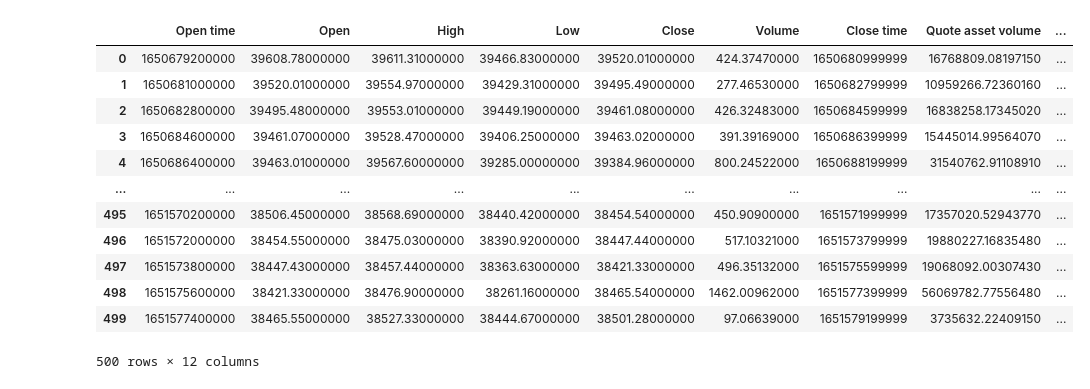
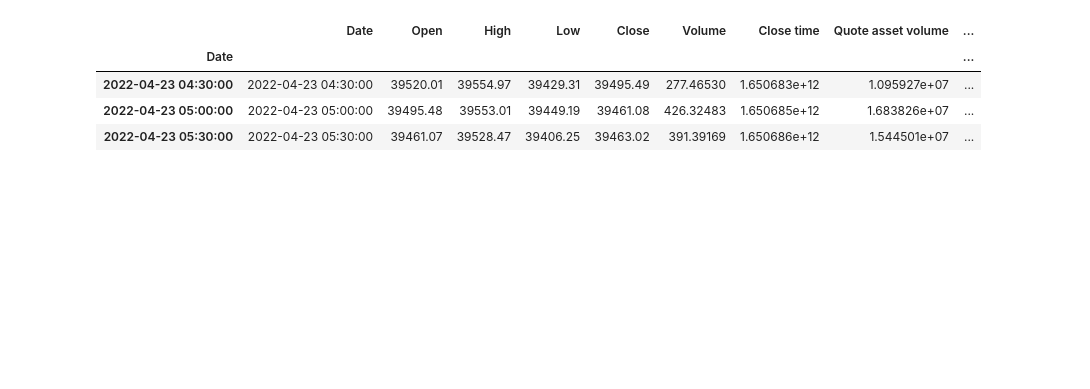
Before and after one commit to bricebdht/pytrading, a Jupyter notebook: src/binance.ipynb, the cells around one changed output. Cells and saved outputs as stored; diff of their text form; code cells hidden in the pictures; blank space fills up the shorter version.

```diff
--- a/src/binance.ipynb
+++ b/src/binance.ipynb
@@ -9,41 +9,36 @@ data = requests.get(url).json()
 # %%
 from binance.client import Client
 import pandas as pd
 
 client = Client()
 candles = client.get_klines(symbol="BTCUSDT", interval=Client.KLINE_INTERVAL_30MINUTE)
 
-cd = pd.DataFrame(candles)
-cd.columns = [
-    "Open time",
+cd = pd.DataFrame(candles, columns=[
+    "Date",
     "Open",
     "High",
     "Low",
     "Close",
     "Volume",
     "Close time",
     "Quote asset volume",
     "Number of trades",
     "Taker buy base asset volume",
     "Taker buy quote asset volume",
     "Can be ignored",
-]
+], dtype=float)
 
-cd
+for i in cd.index:
+    cd.at[i, "Date"] = datetime.fromtimestamp(cd.at[i, "Date"] / 1000)
+
+cd.index = pd.DatetimeIndex(cd["Date"])
+cd.head(3)
 # %% [output]
-|  | Open time | Open | High | Low | Close | Volume | Close time | Quote asset volume | ... |
-| 0 | 1650679200000 | 39608.78000000 | 39611.31000000 | 39466.83000000 | 39520.01000000 | 424.37470000 | 1650680999999 | 16768809.08197150 | ... |
-| 1 | 1650681000000 | 39520.01000000 | 39554.97000000 | 39429.31000000 | 39495.49000000 | 277.46530000 | 1650682799999 | 10959266.72360160 | ... |
-| 2 | 1650682800000 | 39495.48000000 | 39553.01000000 | 39449.19000000 | 39461.08000000 | 426.32483000 | 1650684599999 | 16838258.17345020 | ... |
-| 3 | 1650684600000 | 39461.07000000 | 39528.47000000 | 39406.25000000 | 39463.02000000 | 391.39169000 | 1650686399999 | 15445014.99564070 | ... |
-| 4 | 1650686400000 | 39463.01000000 | 39567.60000000 | 39285.00000000 | 39384.96000000 | 800.24522000 | 1650688199999 | 31540762.91108910 | ... |
-| ... | ... | ... | ... | ... | ... | ... | ... | ... | ... |
-| 495 | 1651570200000 | 38506.45000000 | 38568.69000000 | 38440.42000000 | 38454.54000000 | 450.90900000 | 1651571999999 | 17357020.52943770 | ... |
-| 496 | 1651572000000 | 38454.55000000 | 38475.03000000 | 38390.92000000 | 38447.44000000 | 517.10321000 | 1651573799999 | 19880227.16835480 | ... |
-| 497 | 1651573800000 | 38447.43000000 | 38457.44000000 | 38363.63000000 | 38421.33000000 | 496.35132000 | 1651575599999 | 19068092.00307430 | ... |
-| 498 | 1651575600000 | 38421.33000000 | 38476.90000000 | 38261.16000000 | 38465.54000000 | 1462.00962000 | 1651577399999 | 56069782.77556480 | ... |
-| 499 | 1651577400000 | 38465.55000000 | 38527.33000000 | 38444.67000000 | 38501.28000000 | 97.06639000 | 1651579199999 | 3735632.22409150 | ... |
+|  | Date | Open | High | Low | Close | Volume | Close time | Quote asset volume | ... |
+| Date |  |  |  |  |  |  |  |  | ... |
+| 2022-04-23 04:30:00 | 2022-04-23 04:30:00 | 39520.01 | 39554.97 | 39429.31 | 39495.49 | 277.46530 | 1.650683e+12 | 1.095927e+07 | ... |
+| 2022-04-23 05:00:00 | 2022-04-23 05:00:00 | 39495.48 | 39553.01 | 39449.19 | 39461.08 | 426.32483 | 1.650685e+12 | 1.683826e+07 | ... |
+| 2022-04-23 05:30:00 | 2022-04-23 05:30:00 | 39461.07 | 39528.47 | 39406.25 | 39463.02 | 391.39169 | 1.650686e+12 | 1.544501e+07 | ... |
-500 rows × 12 columns
 # %%
 import mplfinance as mpf
 from datetime import datetime
```
Also changed, not shown: parts of 1 cell of this notebook.
